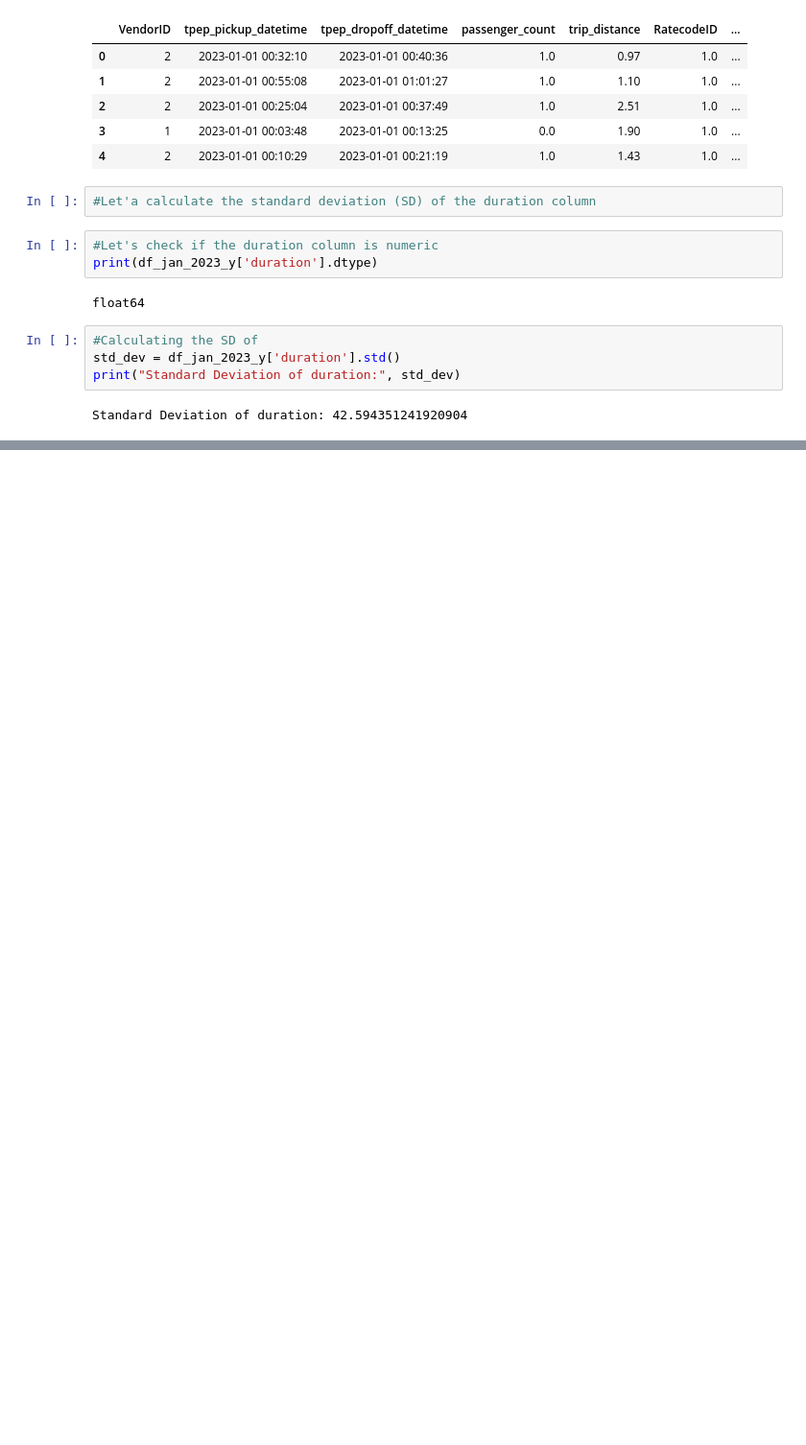
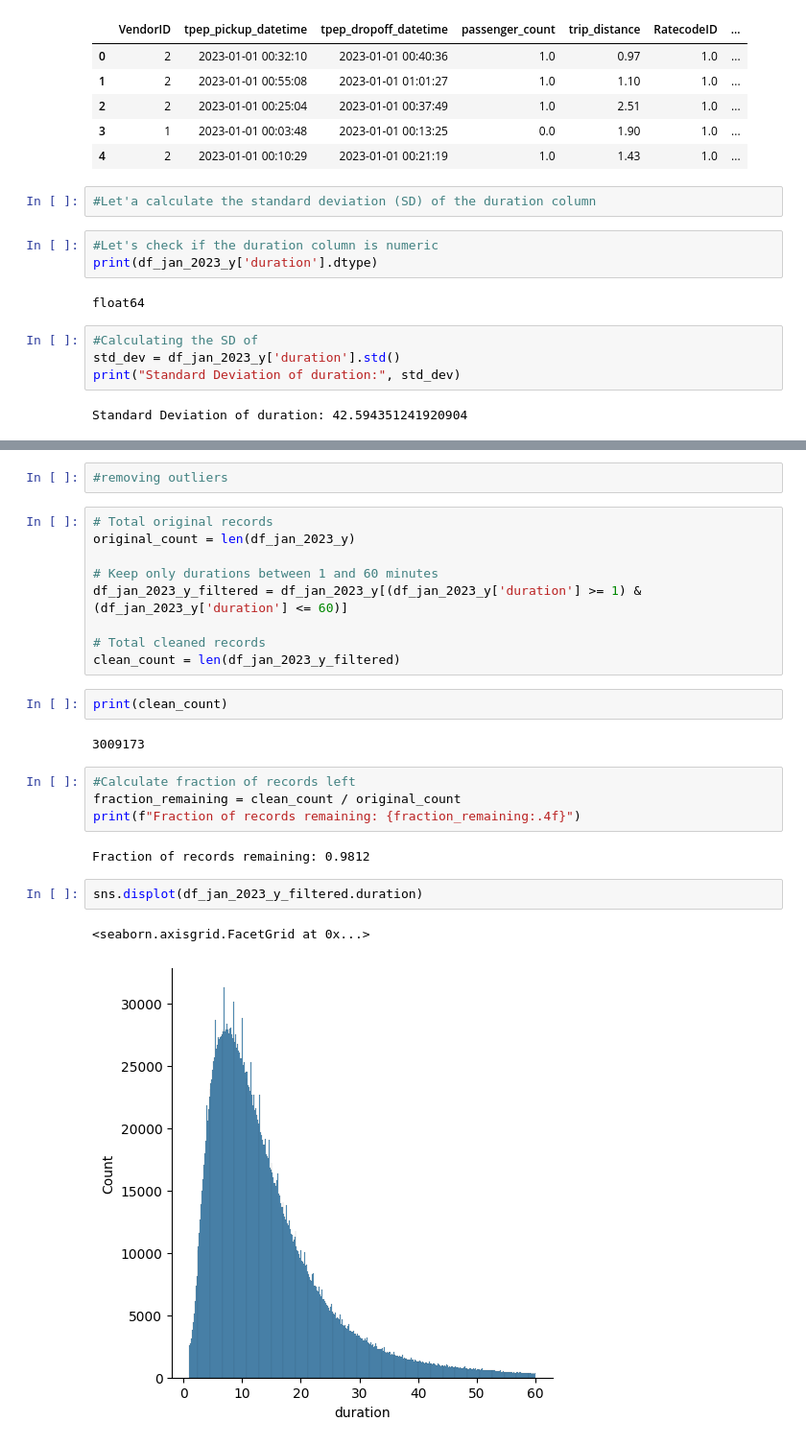
Before and after one commit to dusarp/mlops-zoomcamp, a Jupyter notebook: 01-intro/homework.ipynb, the cells around one changed output, grey strips where cells are left out. Shown at 96% size. Saved outputs shown, nothing was run; the diff lists cells and outputs as text; blank space fills up the shorter version.

```diff
--- a/01-intro/homework.ipynb
+++ b/01-intro/homework.ipynb
@@ -157,0 +204,26 @@ Standard Deviation of duration: 42.594351241920904
+# %%
+#removing outliers
+# %%
+# Total original records
+original_count = len(df_jan_2023_y)
+
+# Keep only durations between 1 and 60 minutes
+df_jan_2023_y_filtered = df_jan_2023_y[(df_jan_2023_y['duration'] >= 1) & (df_jan_2023_y['duration'] <= 60)]
+
+# Total cleaned records
+clean_count = len(df_jan_2023_y_filtered)
+# %%
+print(clean_count)
+# %% [output]
+3009173
+# %%
+#Calculate fraction of records left
+fraction_remaining = clean_count / original_count
+print(f"Fraction of records remaining: {fraction_remaining:.4f}")
+# %% [output]
+Fraction of records remaining: 0.9812
+# %%
+sns.displot(df_jan_2023_y_filtered.duration)
+# %% [output]
+<seaborn.axisgrid.FacetGrid at 0x...>
+[figure, added]
```
Also changed, not shown: parts of 6 cells of this notebook.
